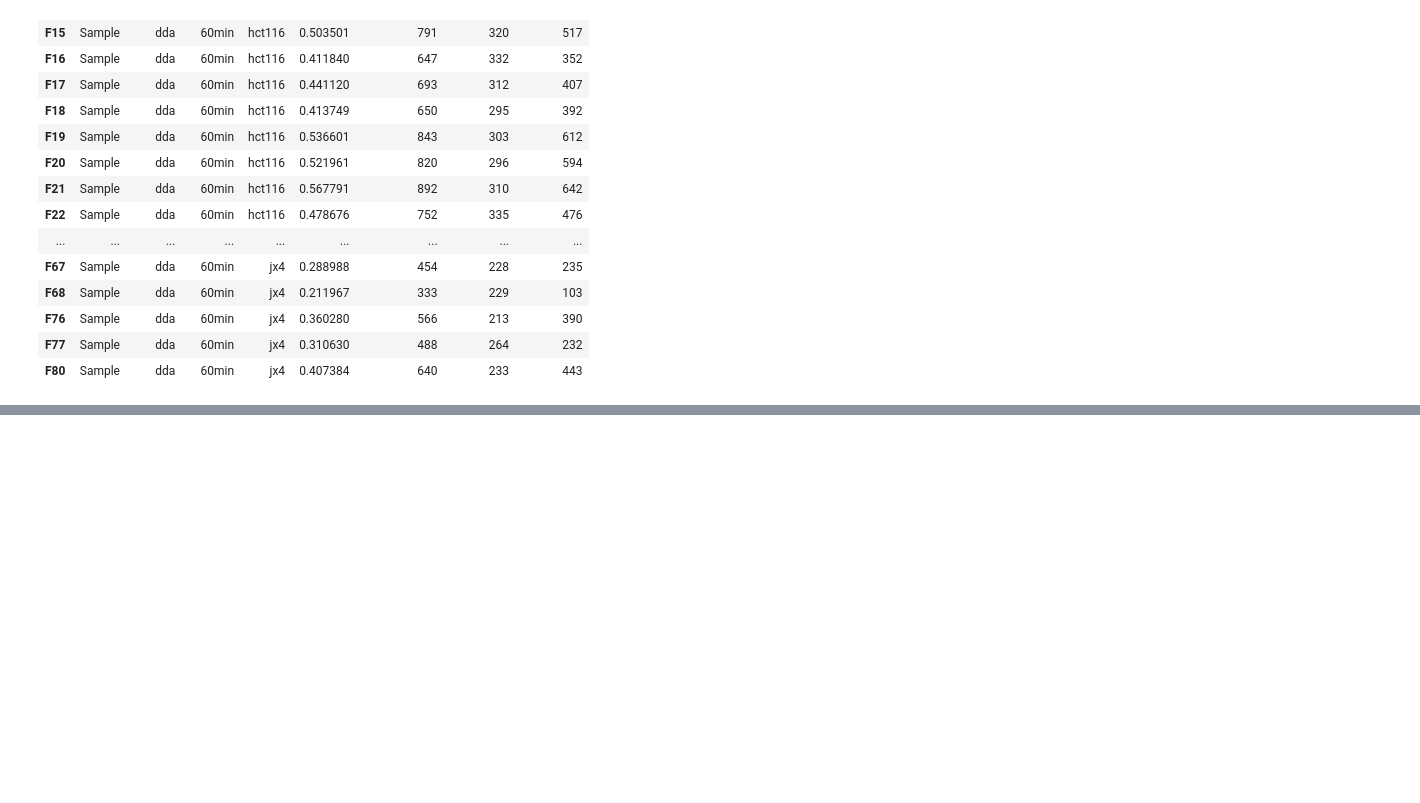
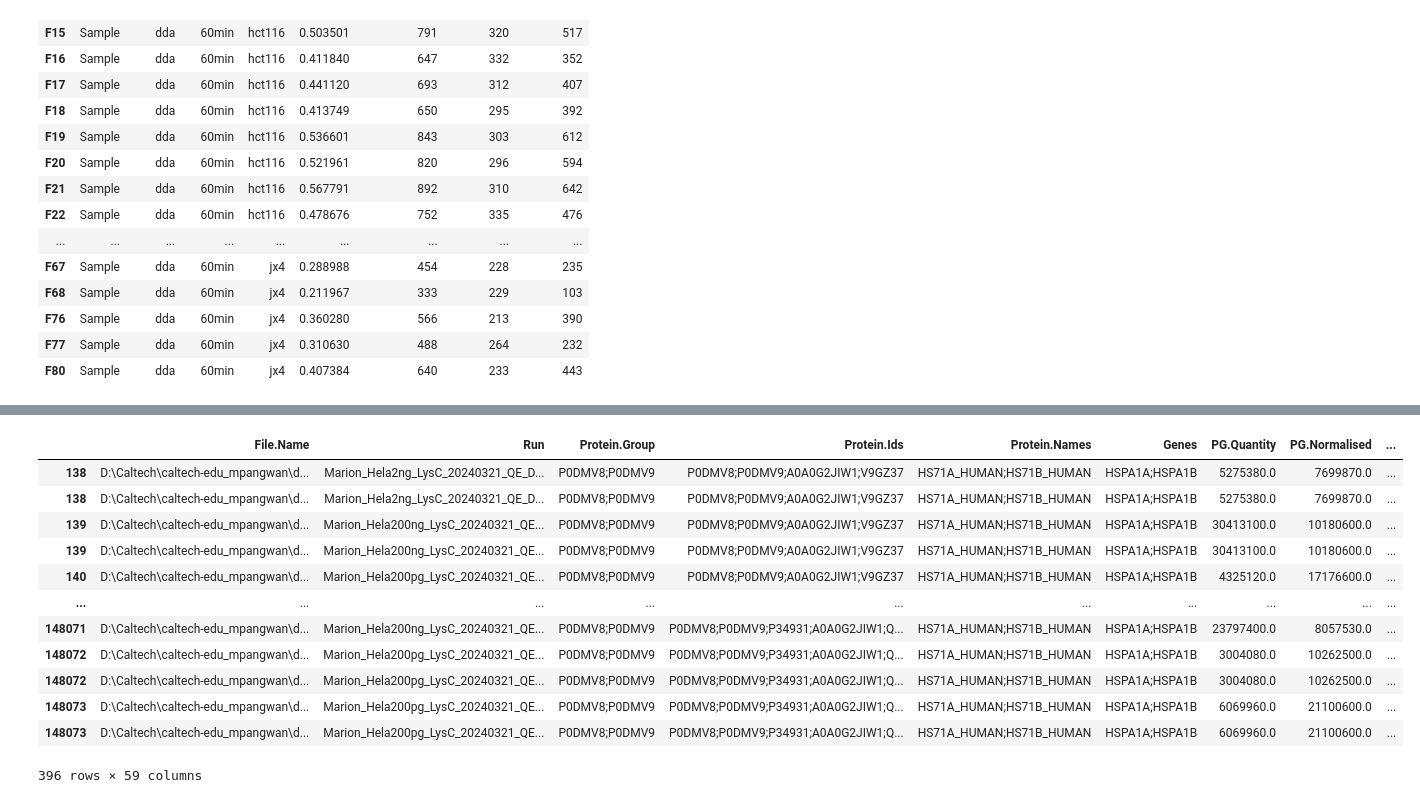
Before and after one commit to gnaprs/scviz, a Jupyter notebook: dev/dev_OOP.ipynb, the cells around one changed output, grey strips where cells are left out. Drawn from its saved outputs; the diff is of its cells as text; code cells hidden in the pictures; blank space fills up the shorter version.

```diff
--- a/dev/dev_OOP.ipynb
+++ b/dev/dev_OOP.ipynb
@@ -139,0 +143,20 @@ Transposing rs matrix to protein x peptide format
+# %%
+test_data = pd.read_csv('report.tsv', sep='\t')
+test_data['Master.Protein'] = test_data['Protein.Group'].str.split(';')
+test_data = test_data.explode('Master.Protein')
+# %%
+test_data[test_data['Protein.Group'] == 'P0DMV8;P0DMV9']
+# %% [output]
+|  | File.Name | Run | Protein.Group | Protein.Ids | Protein.Names | Genes | PG.Quantity | PG.Normalised | ... |
+| 138 | D:\Caltech\caltech-edu_mpangwan\d... | Marion_Hela2ng_LysC_20240321_QE_D... | P0DMV8;P0DMV9 | P0DMV8;P0DMV9;A0A0G2JIW1;V9GZ37 | HS71A_HUMAN;HS71B_HUMAN | HSPA1A;HSPA1B | 5275380.0 | 7699870.0 | ... |
+| 138 | D:\Caltech\caltech-edu_mpangwan\d... | Marion_Hela2ng_LysC_20240321_QE_D... | P0DMV8;P0DMV9 | P0DMV8;P0DMV9;A0A0G2JIW1;V9GZ37 | HS71A_HUMAN;HS71B_HUMAN | HSPA1A;HSPA1B | 5275380.0 | 7699870.0 | ... |
+| 139 | D:\Caltech\caltech-edu_mpangwan\d... | Marion_Hela200ng_LysC_20240321_QE... | P0DMV8;P0DMV9 | P0DMV8;P0DMV9;A0A0G2JIW1;V9GZ37 | HS71A_HUMAN;HS71B_HUMAN | HSPA1A;HSPA1B | 30413100.0 | 10180600.0 | ... |
+| 139 | D:\Caltech\caltech-edu_mpangwan\d... | Marion_Hela200ng_LysC_20240321_QE... | P0DMV8;P0DMV9 | P0DMV8;P0DMV9;A0A0G2JIW1;V9GZ37 | HS71A_HUMAN;HS71B_HUMAN | HSPA1A;HSPA1B | 30413100.0 | 10180600.0 | ... |
+| 140 | D:\Caltech\caltech-edu_mpangwan\d... | Marion_Hela200pg_LysC_20240321_QE... | P0DMV8;P0DMV9 | P0DMV8;P0DMV9;A0A0G2JIW1;V9GZ37 | HS71A_HUMAN;HS71B_HUMAN | HSPA1A;HSPA1B | 4325120.0 | 17176600.0 | ... |
+| ... | ... | ... | ... | ... | ... | ... | ... | ... | ... |
+| 148071 | D:\Caltech\caltech-edu_mpangwan\d... | Marion_Hela200ng_LysC_20240321_QE... | P0DMV8;P0DMV9 | P0DMV8;P0DMV9;P34931;A0A0G2JIW1;Q... | HS71A_HUMAN;HS71B_HUMAN | HSPA1A;HSPA1B | 23797400.0 | 8057530.0 | ... |
+| 148072 | D:\Caltech\caltech-edu_mpangwan\d... | Marion_Hela200pg_LysC_20240321_QE... | P0DMV8;P0DMV9 | P0DMV8;P0DMV9;P34931;A0A0G2JIW1;Q... | HS71A_HUMAN;HS71B_HUMAN | HSPA1A;HSPA1B | 3004080.0 | 10262500.0 | ... |
+| 148072 | D:\Caltech\caltech-edu_mpangwan\d... | Marion_Hela200pg_LysC_20240321_QE... | P0DMV8;P0DMV9 | P0DMV8;P0DMV9;P34931;A0A0G2JIW1;Q... | HS71A_HUMAN;HS71B_HUMAN | HSPA1A;HSPA1B | 3004080.0 | 10262500.0 | ... |
+| 148073 | D:\Caltech\caltech-edu_mpangwan\d... | Marion_Hela200pg_LysC_20240321_QE... | P0DMV8;P0DMV9 | P0DMV8;P0DMV9;P34931;A0A0G2JIW1;Q... | HS71A_HUMAN;HS71B_HUMAN | HSPA1A;HSPA1B | 6069960.0 | 21100600.0 | ... |
+| 148073 | D:\Caltech\caltech-edu_mpangwan\d... | Marion_Hela200pg_LysC_20240321_QE... | P0DMV8;P0DMV9 | P0DMV8;P0DMV9;P34931;A0A0G2JIW1;Q... | HS71A_HUMAN;HS71B_HUMAN | HSPA1A;HSPA1B | 6069960.0 | 21100600.0 | ... |
+396 rows × 59 columns
```
Also changed, not shown: parts of 17 cells of this notebook, 5 other files.
